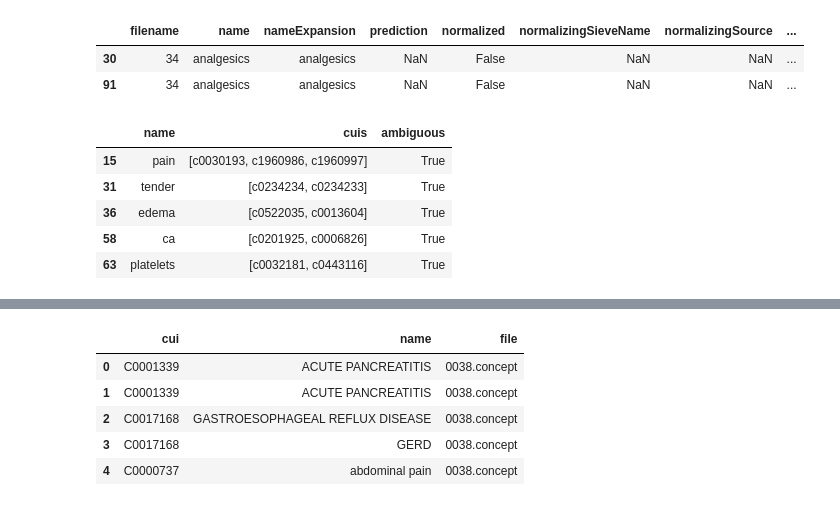
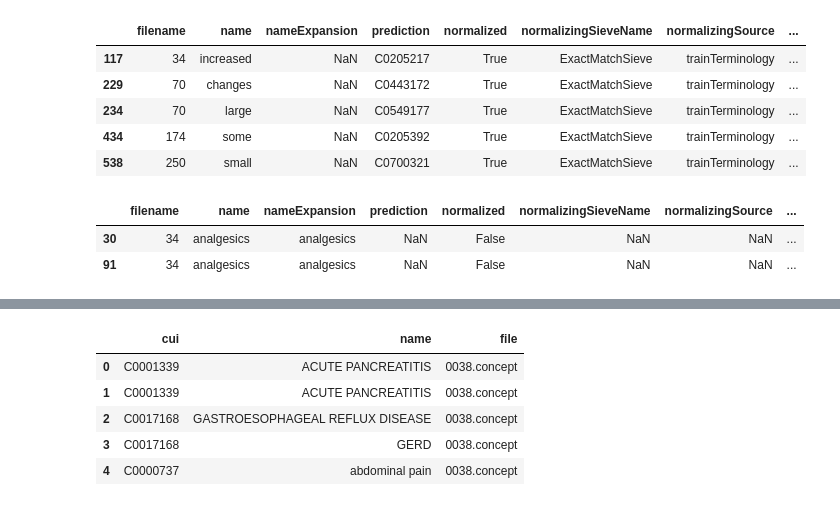
Before and after one commit to etfrenchvcu/disorder-normalizer, a Jupyter notebook: scripts/evaluate.ipynb, the cells around one changed output, grey strips where cells are left out. Cells and saved outputs as stored; diff of their text form; code cells hidden in the pictures.

```diff
--- a/scripts/evaluate.ipynb
+++ b/scripts/evaluate.ipynb
@@ -95,3 +84,15 @@ sieveResults(results)
+# %%
+train = pd.read_csv('train.txt',sep='|')
+train[train.STY=='Quantitative Concept'][['CUI','name']].drop_duplicates()
+qc = set(train[train.STY=='Quantitative Concept'].CUI)
+results[results.goldCui.isin(qc)].head()
+# %% [output]
+|  | filename | name | nameExpansion | prediction | normalized | normalizingSieveName | normalizingSource | ... |
+| 117 | 34 | increased | NaN | C0205217 | True | ExactMatchSieve | trainTerminology | ... |
+| 229 | 70 | changes | NaN | C0443172 | True | ExactMatchSieve | trainTerminology | ... |
+| 234 | 70 | large | NaN | C0549177 | True | ExactMatchSieve | trainTerminology | ... |
+| 434 | 174 | some | NaN | C0205392 | True | ExactMatchSieve | trainTerminology | ... |
+| 538 | 250 | small | NaN | C0700321 | True | ExactMatchSieve | trainTerminology | ... |
 # %%
 results[results.goldCui=='C0002771']
 # %% [output]
@@ -99,12 +100,5 @@ results[results.goldCui=='C0002771']
 | 30 | 34 | analgesics | analgesics | NaN | False | NaN | NaN | ... |
 | 91 | 34 | analgesics | analgesics | NaN | False | NaN | NaN | ... |
 # %%
-getAmbiguous(train).head()
+# getAmbiguous(train).head()
-# %% [output]
-|  | name | cuis | ambiguous |
-| 15 | pain | [c0030193, c1960986, c1960997] | True |
-| 31 | tender | [c0234234, c0234233] | True |
-| 36 | edema | [c0522035, c0013604] | True |
-| 58 | ca | [c0201925, c0006826] | True |
-| 63 | platelets | [c0032181, c0443116] | True |
 # %%
```
Also changed, not shown: parts of 5 cells of this notebook, 9 other files.
